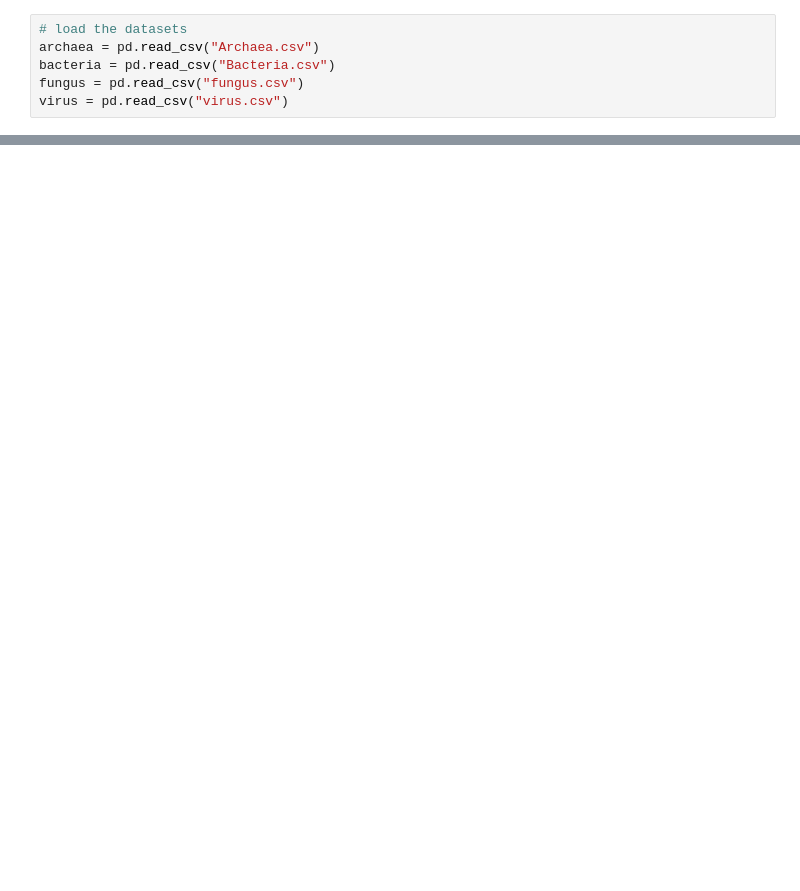
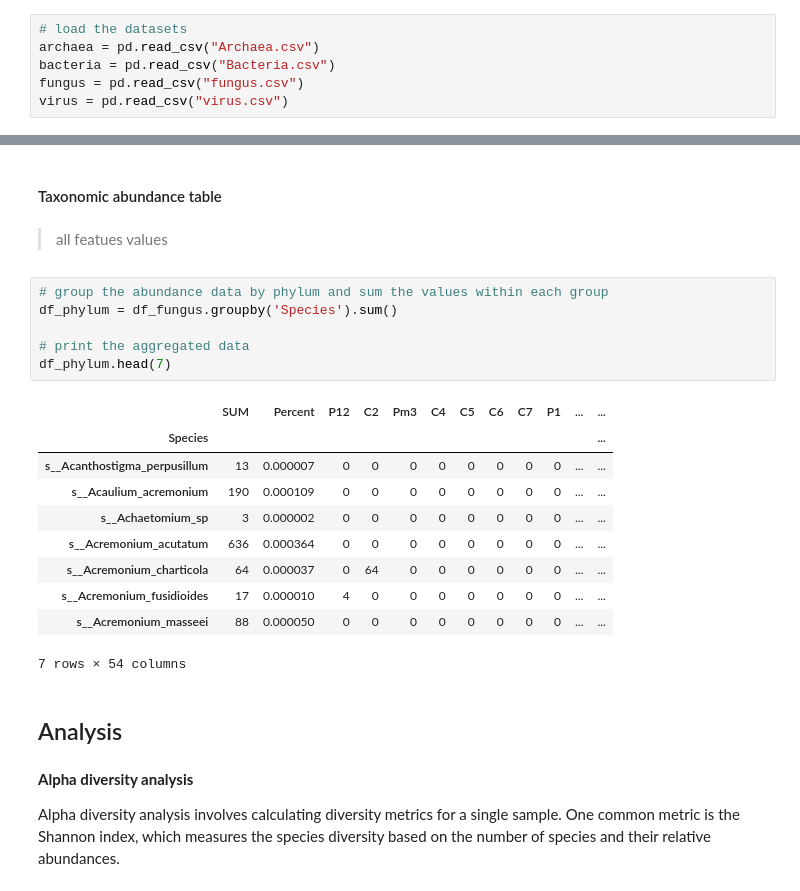
Before and after one commit to adikamunyao/Machine-Learning-in-Microbiology, a Jupyter notebook: ML.ipynb, the cells around one changed output, grey strips where cells are left out. Saved outputs shown, nothing was run; the diff lists cells and outputs as text; blank space fills up the shorter version.

```diff
--- a/ML.ipynb
+++ b/ML.ipynb
@@ -39,0 +178,27 @@ Name: ASV, Length: 1733, dtype: int64
+# %% [markdown]
+#### Taxonomic abundance table
+# %% [markdown]
+>all featues values
+# %%
+# group the abundance data by phylum and sum the values within each group
+df_phylum = df_fungus.groupby('Species').sum()
+
+# print the aggregated data
+df_phylum.head(7)
+# %% [output]
+|  | SUM | Percent | P12 | C2 | Pm3 | C4 | C5 | C6 | C7 | P1 | ... | ... |
+| Species |  |  |  |  |  |  |  |  |  |  |  | ... |
+| s__Acanthostigma_perpusillum | 13 | 0.000007 | 0 | 0 | 0 | 0 | 0 | 0 | 0 | 0 | ... | ... |
+| s__Acaulium_acremonium | 190 | 0.000109 | 0 | 0 | 0 | 0 | 0 | 0 | 0 | 0 | ... | ... |
+| s__Achaetomium_sp | 3 | 0.000002 | 0 | 0 | 0 | 0 | 0 | 0 | 0 | 0 | ... | ... |
+| s__Acremonium_acutatum | 636 | 0.000364 | 0 | 0 | 0 | 0 | 0 | 0 | 0 | 0 | ... | ... |
+| s__Acremonium_charticola | 64 | 0.000037 | 0 | 64 | 0 | 0 | 0 | 0 | 0 | 0 | ... | ... |
+| s__Acremonium_fusidioides | 17 | 0.000010 | 4 | 0 | 0 | 0 | 0 | 0 | 0 | 0 | ... | ... |
+| s__Acremonium_masseei | 88 | 0.000050 | 0 | 0 | 0 | 0 | 0 | 0 | 0 | 0 | ... | ... |
+7 rows × 54 columns
+# %% [markdown]
+## Analysis
+# %% [markdown]
+**Alpha diversity analysis**
+
+Alpha diversity analysis involves calculating diversity metrics for a single sample. One common metric is the Shannon index, which measures the species diversity based on the number of species and their relative abundances.
```
Also changed, not shown: parts of 27 cells of this notebook.
